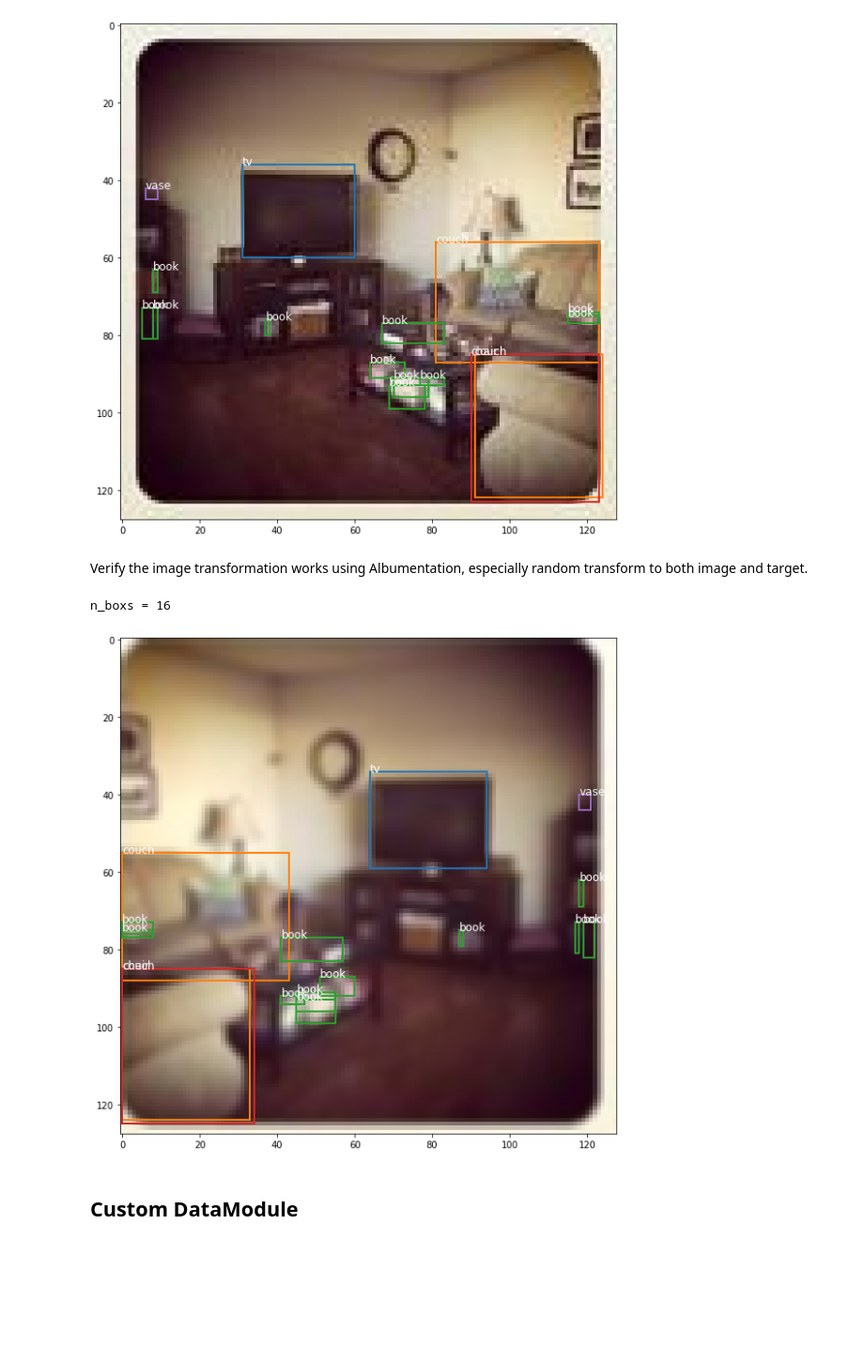
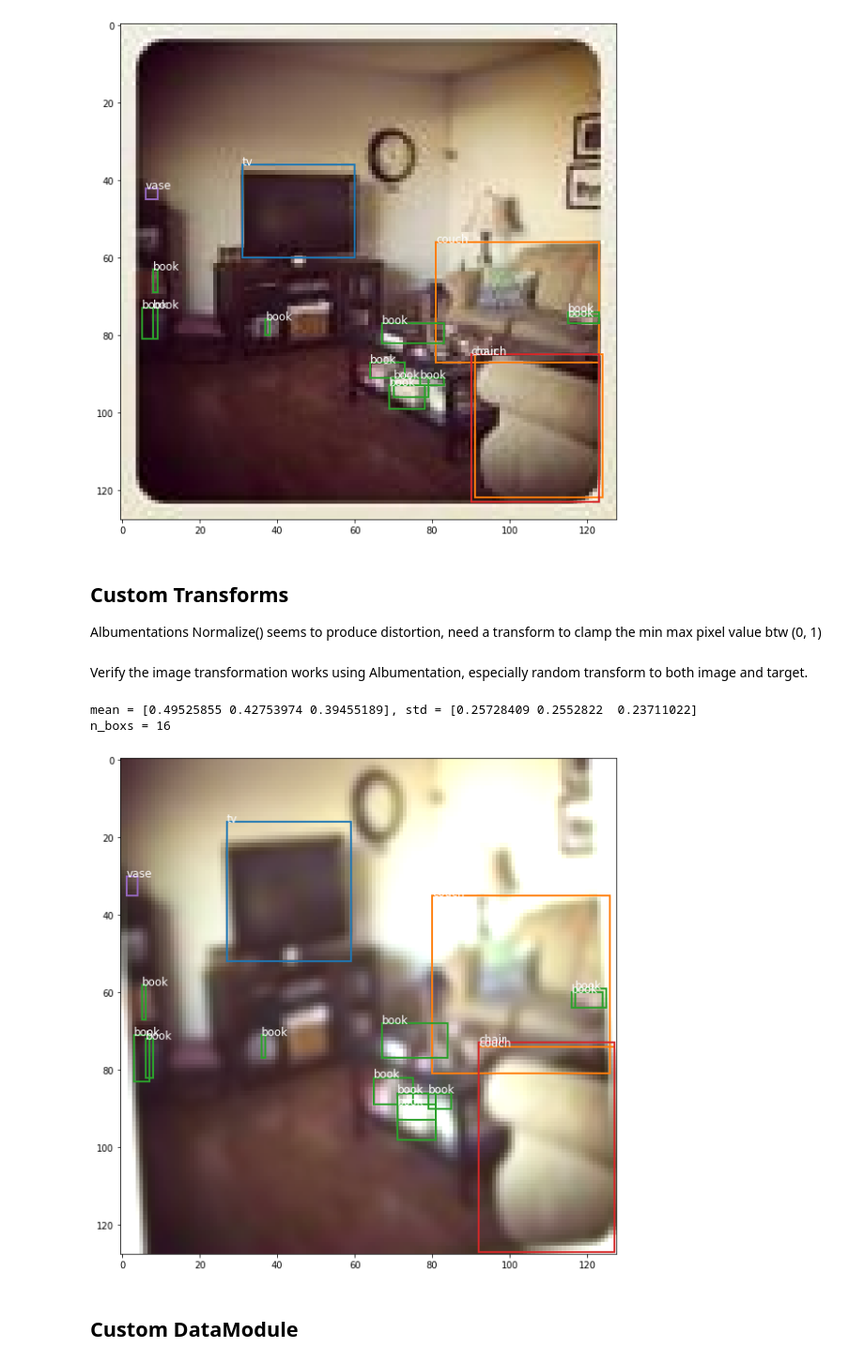
Before and after one commit to bguan/plmcbbox, a Jupyter notebook: 20_subcoco_lightning_utils.ipynb, the cells around one changed output. Shown at 94% size. Drawn from its saved outputs; the diff is of its cells as text; code cells hidden in the pictures; blank space fills up the shorter version.

```diff
--- a/20_subcoco_lightning_utils.ipynb
+++ b/20_subcoco_lightning_utils.ipynb
@@ -211,34 +220,67 @@ tensor([[[0.9765, 0.9451, 0.9373,  ..., 0.9373, 0.9647, 0.8980],
         107903013, 107903014, 107903015, 107903016])}
 n_boxs = 16
 [figure]
+# %% [markdown]
+## Custom Transforms
+
+Albumentations Normalize() seems to produce distortion, need a transform to clamp the min max pixel value btw (0, 1)
+# %%
+#export
+class NormClamp(A.ImageOnlyTransform):
+    def __init__(self, mean=(.5, .5, .5), std=(.25, .25, .25), always_apply=True, p=1.0):
+        super(NormClamp, self).__init__(always_apply, p)
+        self.mean = mean
+        self.std = std
+
+    def apply(self, image, **params):
+        image = .333*(image - self.mean)/(self.std)
+        image = np.clip(image, 0, 255)
+        return image
+
+    def get_transform_init_args_names(self):
+        return ("mean", "std")
+
+class ClampPixel(A.ImageOnlyTransform):
+    def __init__(self, always_apply=True, p=1.0):
+        super(ClampPixel, self).__init__(always_apply, p)
+
+    def apply(self, image, **params):
+        image = np.clip(image, 0, 255)
+        return image
+
+    def get_params(self): return {}
+    def get_transform_init_args_names(self): return ()
 # %% [markdown]
 Verify the image transformation works using Albumentation, especially random transform to both image and target.
 # %%
 #hide
+print(f"mean = {stats.chn_means/255}, std = {stats.chn_stds/255}")
 tfms = A.Compose([
     A.ShiftScaleRotate(shift_limit=.025, scale_limit=0.025, rotate_limit=9),
     A.RandomSizedBBoxSafeCrop(width=128,height=128),
     A.HorizontalFlip(p=0.5),
     A.RGBShift(),
     A.RandomBrightnessContrast(),
     A.Blur(blur_limit=(1, 3)),
-#     A.Normalize(mean=stats.chn_means/255, std = stats.chn_stds/255), #why is this fucked up?
+    A.Normalize(mean=stats.chn_means/255, std = stats.chn_stds/255, max_pixel_value=3), #why is this fucked up? why max px val 3
+    ClampPixel()
 ], bbox_params=A.BboxParams(format='pascal_voc', label_fields=['class_labels']))
 
 dataset = SubCocoDataset(img_dir, stats, img_ids=list(stats.img2sz.keys()), bbox_aware_tfms=tfms)
 img, tgt = dataset[best_img_pos]
 tgt_l2bs = defaultdict(empty_list)
 n_boxs = 0
 for l, b in zip(list(tgt['labels']), tgt['boxes']):
     n_boxs +=1
     tgt_l2bs[int(l)].append( (int(b[0]), int(b[1]), int(b[2]-b[0]), int(b[3]-b[1])) )
 
 print(f"n_boxs = {n_boxs}")
 pimg = torchvision.transforms.ToPILImage()(img)
 overlay_img_bbox(pimg, tgt_l2bs, stats.lbl2name)
 # %% [output]
+mean = [0.49525855 0.42753974 0.39455189], std = [0.25728409 0.2552822  0.23711022]
 n_boxs = 16
-[figure, old version]
+[figure, new version]
 # %% [markdown]
 ## Custom DataModule
 # %%
```
Also changed, not shown: parts of 9 cells of this notebook, 15 other files.
